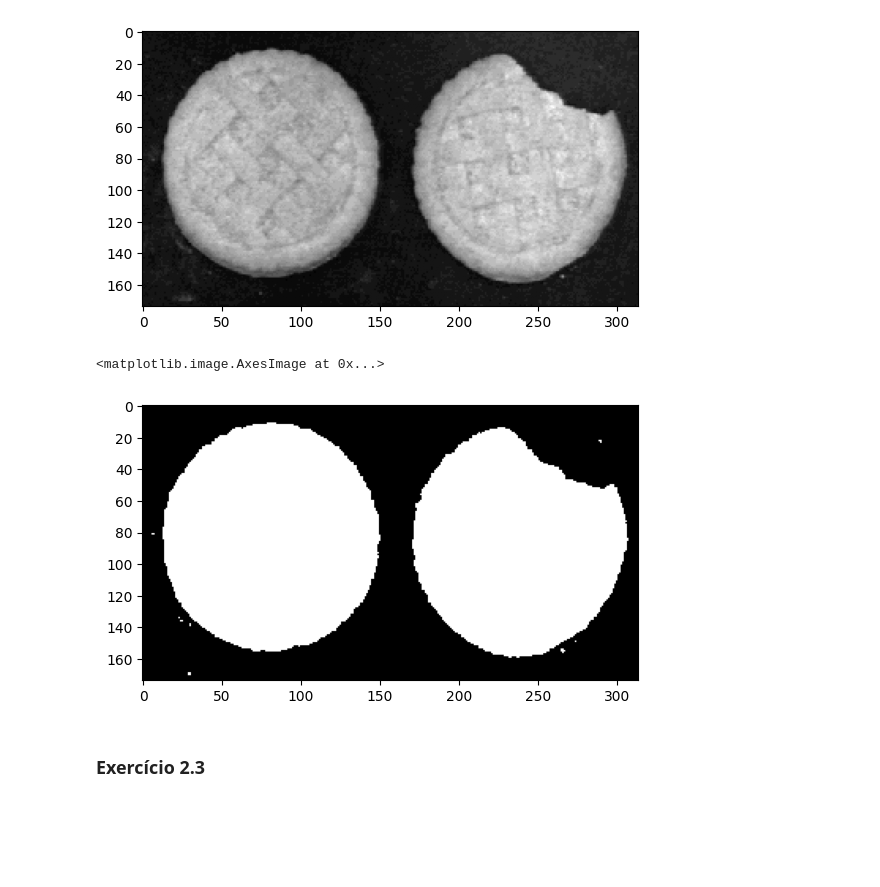
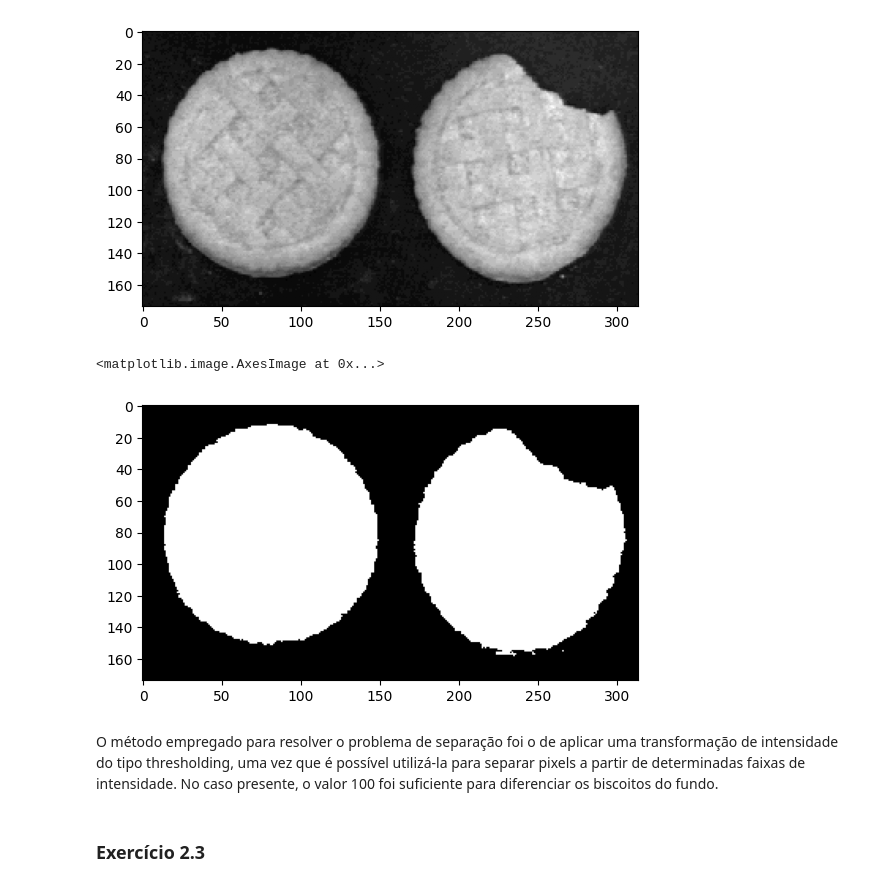
Before and after one commit to UNICAMP-EA979/2026s1-pi03-transforma-ointensidade-TZShinobi, a Jupyter notebook: Atividade.ipynb, the cells around one changed output. Drawn from its saved outputs; the diff is of its cells as text; code cells hidden in the pictures; blank space fills up the shorter version.

```diff
--- a/Atividade.ipynb
+++ b/Atividade.ipynb
@@ -234,12 +250,14 @@ plt.imshow(f,cmap='gray')
 [figure]
 # %%
 T1 = np.arange(256).astype('uint8')
-tmp = (T1 > 63).astype(float)
+tmp = (T1 > 100).astype(float)
 T4 = ((tmp-tmp.min())*255/(tmp.max()-tmp.min())).astype('uint8')
 plt.imshow(T4[f],cmap='gray')
 # %% [output]
 <matplotlib.image.AxesImage at 0x...>
-[figure, old version]
+[figure, new version]
+# %% [markdown]
+O método empregado para resolver o problema de separação foi o de aplicar uma transformação de intensidade do tipo thresholding, uma vez que é possível utilizá-la para separar pixels a partir de determinadas faixas de intensidade. No caso presente, o valor 100 foi suficiente para diferenciar os biscoitos do fundo.
 # %% [markdown]
 ### Exercício 2.3
 # %%
```
Also changed, not shown: parts of 12 cells of this notebook.
